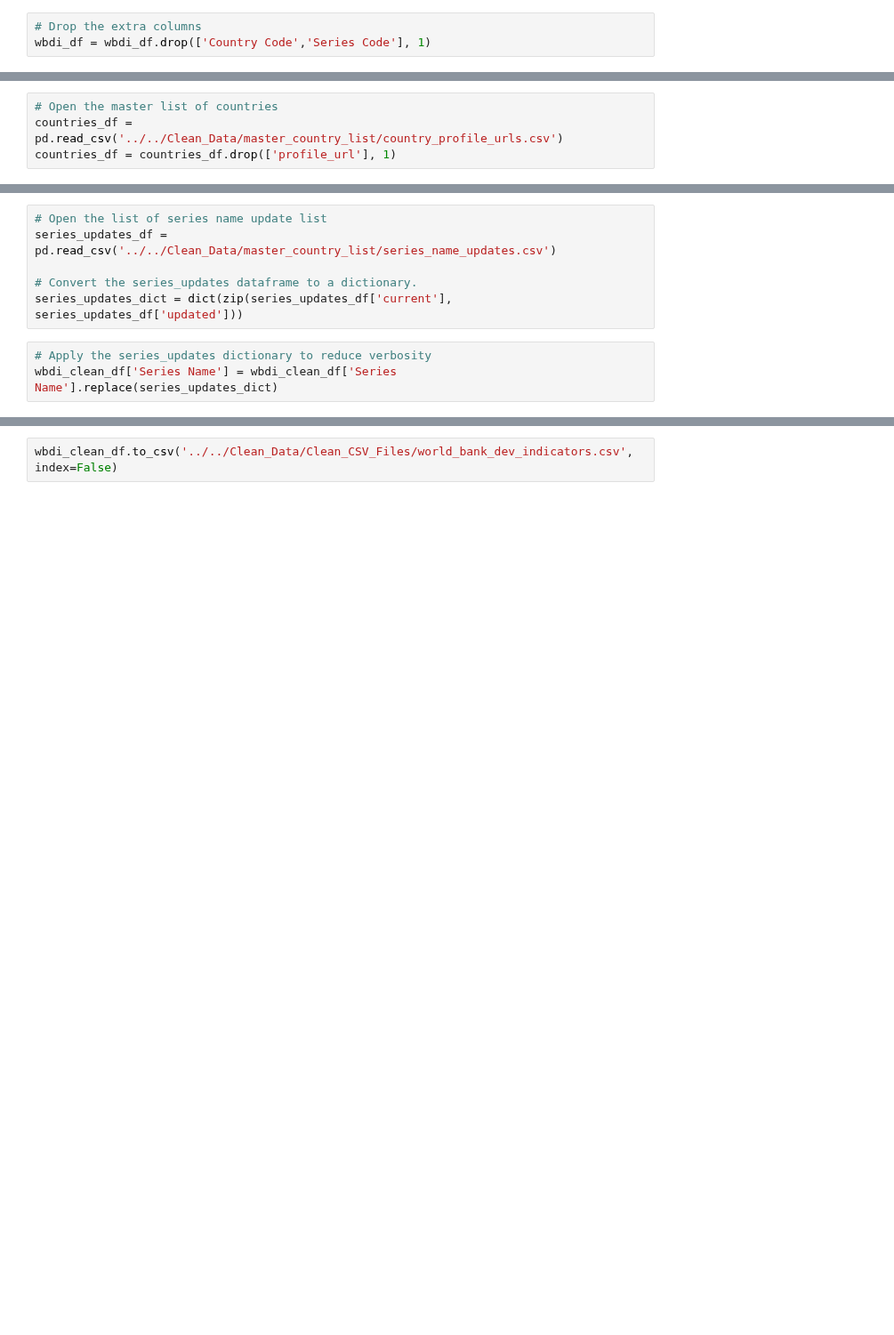
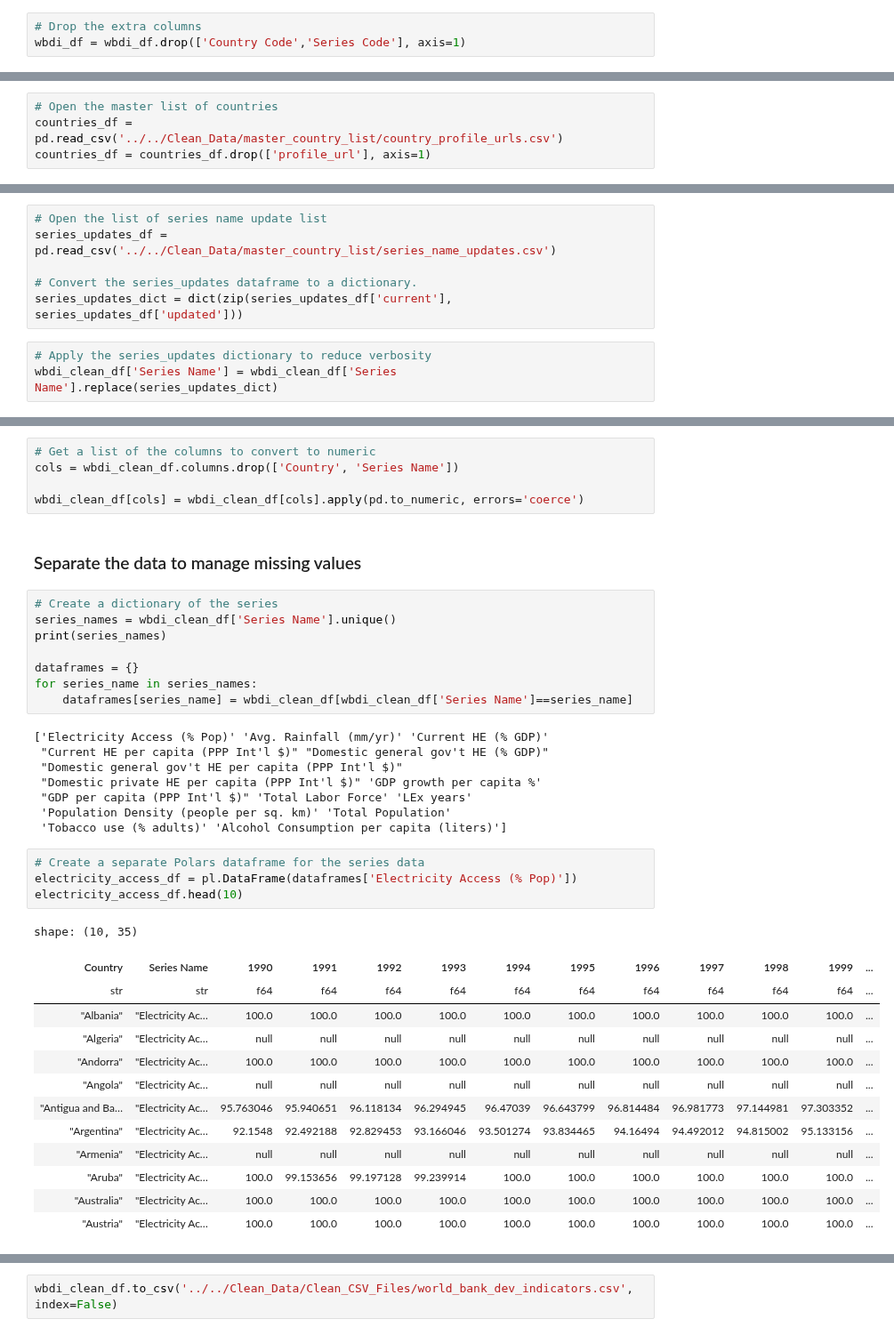
Before and after one commit to AndrewZinc/Expect_Life-Redux, a Jupyter notebook: Clean_Data/Data_Cleaning_Jupyter_notebooks/data_cleaning-world_bank_data-1990_2022.ipynb, the cells around one changed output, grey strips where cells are left out. Shown at 89% size. Drawn from its saved outputs; the diff is of its cells as text; blank space fills up the shorter version.

Commit message:
Added code to ensure data values are numeric. Separated the data into individual Polars dataframes to manage missing values.

```diff
--- a/Clean_Data/Data_Cleaning_Jupyter_notebooks/data_cleaning-world_bank_data-1990_2022.ipynb
+++ b/Clean_Data/Data_Cleaning_Jupyter_notebooks/data_cleaning-world_bank_data-1990_2022.ipynb
@@ -22,7 +24,7 @@ wbdi_df
 3255 rows × 37 columns
 # %%
 # Drop the extra columns
-wbdi_df = wbdi_df.drop(['Country Code','Series Code'], 1)
+wbdi_df = wbdi_df.drop(['Country Code','Series Code'], axis=1)
 # %%
 wbdi_df
 # %% [output]
@@ -88,7 +90,7 @@ wbdi_df
 # %%
 # Open the master list of countries
 countries_df = pd.read_csv('../../Clean_Data/master_country_list/country_profile_urls.csv')
-countries_df = countries_df.drop(['profile_url'], 1)
+countries_df = countries_df.drop(['profile_url'], axis=1)
 # %%
 master_countries = countries_df['country'].tolist()
 master_countries
@@ -206,0 +193,41 @@ wbdi_clean_df
+# %%
+# Get a list of the columns to convert to numeric
+cols = wbdi_clean_df.columns.drop(['Country', 'Series Name'])
+
+wbdi_clean_df[cols] = wbdi_clean_df[cols].apply(pd.to_numeric, errors='coerce')
+# %% [markdown]
+### Separate the data to manage missing values
+# %%
+# Create a dictionary of the series
+series_names = wbdi_clean_df['Series Name'].unique()
+print(series_names)
+
+dataframes = {}
+for series_name in series_names:
+    dataframes[series_name] = wbdi_clean_df[wbdi_clean_df['Series Name']==series_name]
+# %% [output]
+['Electricity Access (% Pop)' 'Avg. Rainfall (mm/yr)' 'Current HE (% GDP)'
+ "Current HE per capita (PPP Int'l $)" "Domestic general gov't HE (% GDP)"
+ "Domestic general gov't HE per capita (PPP Int'l $)"
+ "Domestic private HE per capita (PPP Int'l $)" 'GDP growth per capita %'
+ "GDP per capita (PPP Int'l $)" 'Total Labor Force' 'LEx years'
+ 'Population Density (people per sq. km)' 'Total Population'
+ 'Tobacco use (% adults)' 'Alcohol Consumption per capita (liters)']
+# %%
+# Create a separate Polars dataframe for the series data
+electricity_access_df = pl.DataFrame(dataframes['Electricity Access (% Pop)'])
+electricity_access_df.head(10)
+# %% [output]
+shape: (10, 35)
+| Country | Series Name | 1990 | 1991 | 1992 | 1993 | 1994 | 1995 | 1996 | 1997 | 1998 | 1999 | ... |
+| str | str | f64 | f64 | f64 | f64 | f64 | f64 | f64 | f64 | f64 | f64 | ... |
+| "Albania" | "Electricity Ac… | 100.0 | 100.0 | 100.0 | 100.0 | 100.0 | 100.0 | 100.0 | 100.0 | 100.0 | 100.0 | ... |
+| "Algeria" | "Electricity Ac… | null | null | null | null | null | null | null | null | null | null | ... |
+| "Andorra" | "Electricity Ac… | 100.0 | 100.0 | 100.0 | 100.0 | 100.0 | 100.0 | 100.0 | 100.0 | 100.0 | 100.0 | ... |
+| "Angola" | "Electricity Ac… | null | null | null | null | null | null | null | null | null | null | ... |
+| "Antigua and Ba… | "Electricity Ac… | 95.763046 | 95.940651 | 96.118134 | 96.294945 | 96.47039 | 96.643799 | 96.814484 | 96.981773 | 97.144981 | 97.303352 | ... |
+| "Argentina" | "Electricity Ac… | 92.1548 | 92.492188 | 92.829453 | 93.166046 | 93.501274 | 93.834465 | 94.16494 | 94.492012 | 94.815002 | 95.133156 | ... |
+| "Armenia" | "Electricity Ac… | null | null | null | null | null | null | null | null | null | null | ... |
+| "Aruba" | "Electricity Ac… | 100.0 | 99.153656 | 99.197128 | 99.239914 | 100.0 | 100.0 | 100.0 | 100.0 | 100.0 | 100.0 | ... |
+| "Australia" | "Electricity Ac… | 100.0 | 100.0 | 100.0 | 100.0 | 100.0 | 100.0 | 100.0 | 100.0 | 100.0 | 100.0 | ... |
+| "Austria" | "Electricity Ac… | 100.0 | 100.0 | 100.0 | 100.0 | 100.0 | 100.0 | 100.0 | 100.0 | 100.0 | 100.0 | ... |
```
Also changed, not shown: parts of 17 cells of this notebook.
